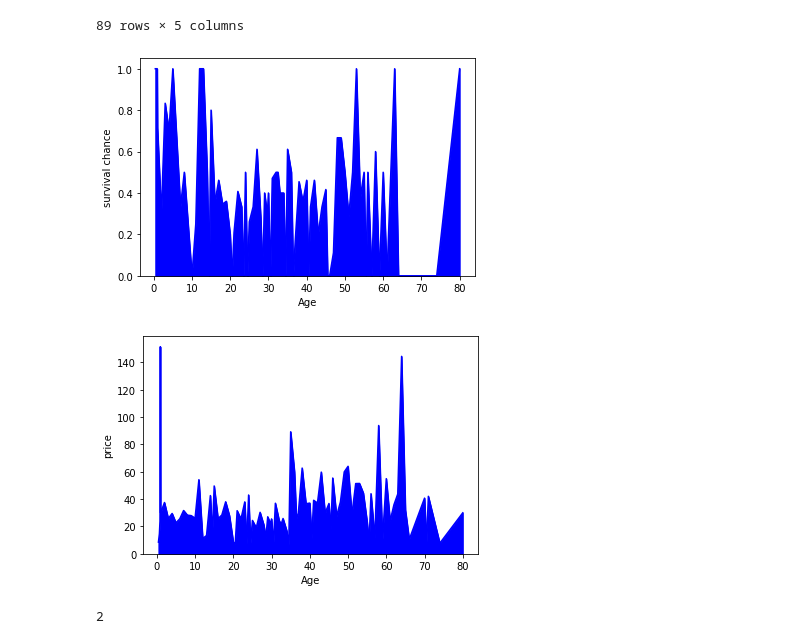
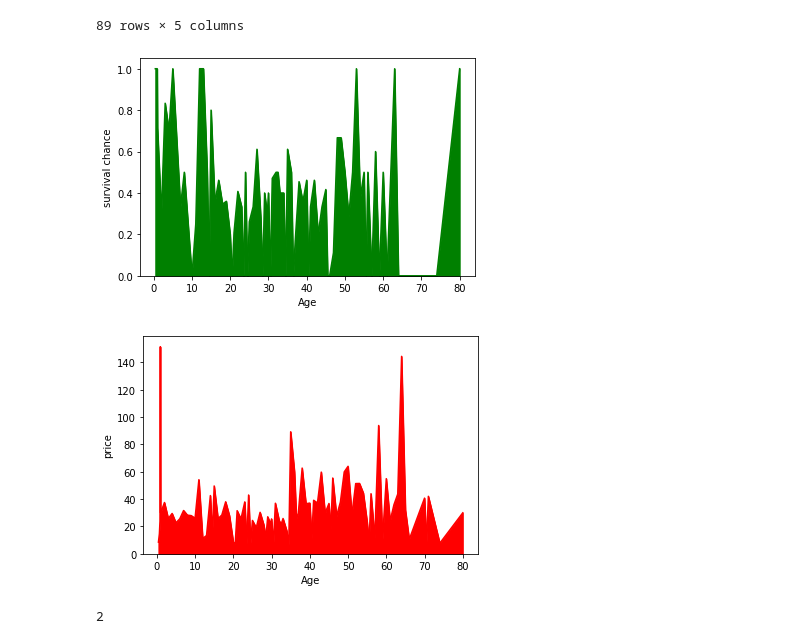
Before and after one commit to shettyprajna699/basic, a Jupyter notebook: assignment_01.ipynb, the cells around one changed output. Saved outputs shown, nothing was run; the diff lists cells and outputs as text; code cells hidden in the pictures.

```diff
--- a/assignment_01.ipynb
+++ b/assignment_01.ipynb
@@ -88,17 +88,17 @@ passenger_age
 # %%
 import matplotlib.pyplot as plt
 # %%
-passenger_age['Survived'].plot.area(color='b')
+passenger_age['Survived'].plot.area(color='g')
 plt.ylabel("survival chance")
 plt.show()
 # %% [output]
-[figure, old version]
+[figure, new version]
 # %%
-passenger_age['Fare'].plot.area(color='b')
+passenger_age['Fare'].plot.area(color='r')
 plt.ylabel("price")
 plt.show()
 # %% [output]
-[figure, old version]
+[figure, new version]
 # %%
 df['Embarked'].isnull().sum()
 # %% [output]
```
Also changed, not shown: parts of 3 cells of this notebook.
